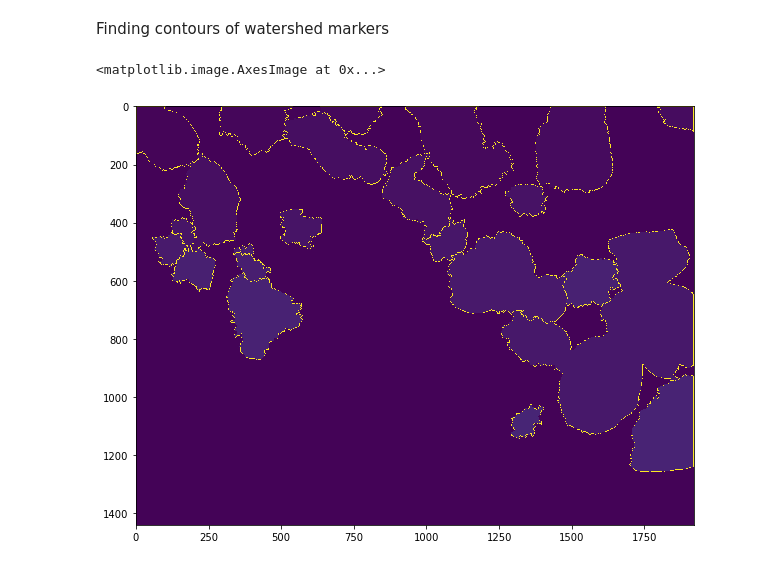
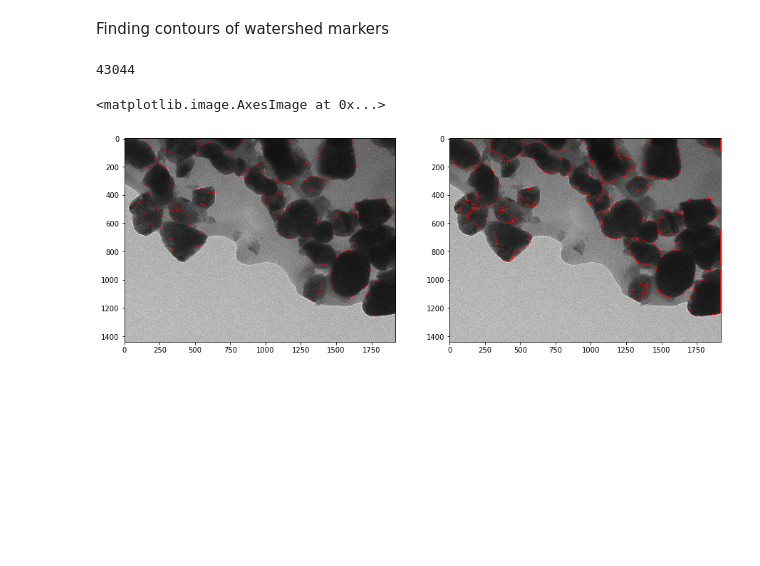
Before and after one commit to akshaytrikha/BTO-TEM-Processing, a Jupyter notebook: tem.ipynb, the cells around one changed output. Cells and saved outputs as stored; diff of their text form; code cells hidden in the pictures; blank space fills up the shorter version.

Commit message:
Side by side of different watershed boundary markings

```diff
--- a/tem.ipynb
+++ b/tem.ipynb
@@ -272,7 +272,11 @@ axs.set_title("Centerpoints")
 # %% [markdown]
 Finding contours of watershed markers
 # %%
+# copy input image
+color_copy_3 = color_image.copy()
+
 # loop through pixels in watershed markers
+contour_size = 0
 for row in range(1, len(watershed_markers)-1):
     for col in range(1, len(watershed_markers[0]) - 1):
         if watershed_markers[row][col] != 1:
@@ -284,14 +288,23 @@ for row in range(1, len(watershed_markers)-1):
             right = watershed_markers[row][col+1]
             if ((up != current) or (down != current) or (left != current) or (right != current)):
                 if ((right != current) or (down != current)):
-                    watershed_markers[row][col] = 255
+                    color_copy_3[row][col] = [255, 0, 0]
+                    contour_size += 1
                 elif ((up != 255) and (up != current)):
-                    watershed_markers[row][col] = 255
+                    color_copy_3[row][col] = [255, 0, 0]
+                    contour_size += 1
                 elif ((left != 255) and (left != current)):
-                    watershed_markers[row][col] = 255
+                    color_copy_3[row][col] = [255, 0, 0]
+                    contour_size += 1
+
+print(contour_size)
+# %% [output]
+43044
-# %%
-fig, axs = plt.subplots(1, 1, figsize=(10,10))
-axs.imshow(watershed_markers)
-# %% [output]
-<matplotlib.image.AxesImage at 0x...>
-[figure, removed]
+# %%
+fig, (ax0, ax1) = plt.subplots(1, 2, figsize=(15,15))
+
+ax0.imshow(color_copy_2)
+ax1.imshow(color_copy_3)
+# %% [output]
+<matplotlib.image.AxesImage at 0x...>
+[figure, added]
```
